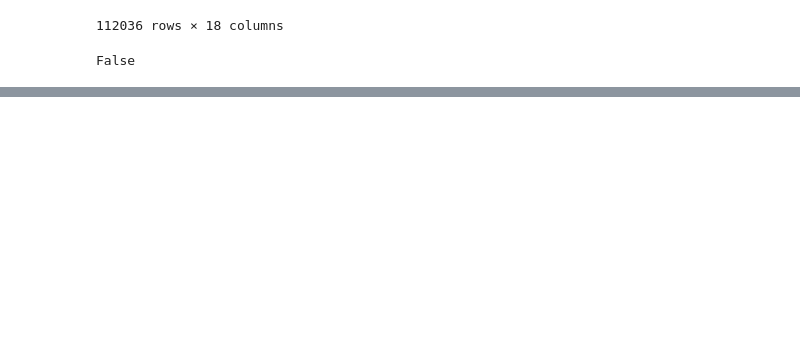
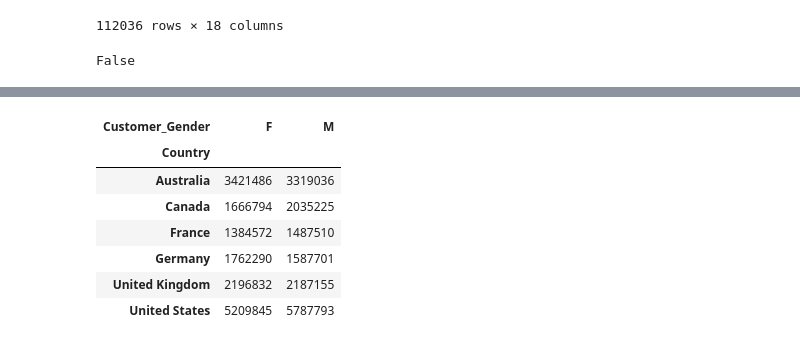
Before and after one commit to Joshyballa/Joshyballa, a Jupyter notebook: Python_project.ipynb, the cells around one changed output, grey strips where cells are left out. Cells and saved outputs as stored; diff of their text form; code cells hidden in the pictures; blank space fills up the shorter version.

```diff
--- a/Python_project.ipynb
+++ b/Python_project.ipynb
@@ -79,0 +148,12 @@ False
+# %%
+#using pivot table, display the country, and the total profit by gender
+data.pivot_table(index='Country', columns='Customer_Gender', values='Profit', aggfunc='sum')
+# %% [output]
+| Customer_Gender | F | M |
+| Country |  |  |
+| Australia | 3421486 | 3319036 |
+| Canada | 1666794 | 2035225 |
+| France | 1384572 | 1487510 |
+| Germany | 1762290 | 1587701 |
+| United Kingdom | 2196832 | 2187155 |
+| United States | 5209845 | 5787793 |
```
Also changed, not shown: parts of 15 cells of this notebook.
